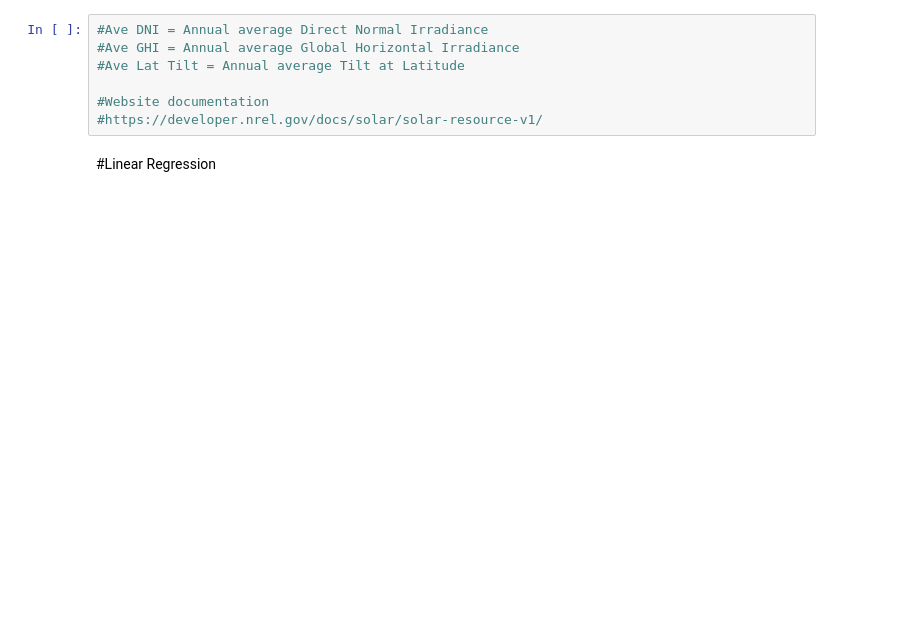
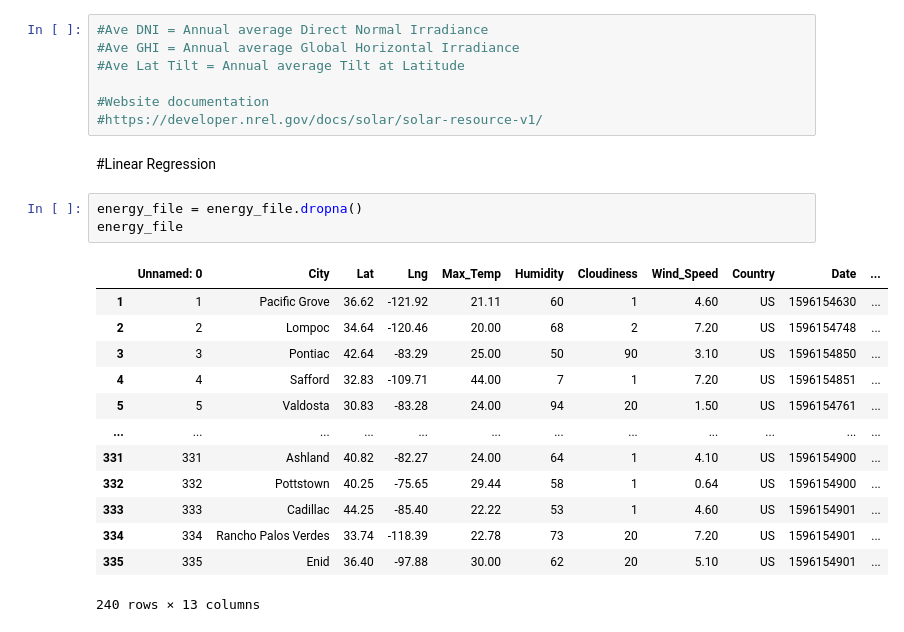
Before and after one commit to dborowski16/renewable-energy-analysis, a Jupyter notebook: brooke_charts.ipynb, the cells around one changed output. Cells and saved outputs as stored; diff of their text form; blank space fills up the shorter version.

```diff
--- a/brooke_charts.ipynb
+++ b/brooke_charts.ipynb
@@ -67,6 +67,23 @@ fig
 #https://developer.nrel.gov/docs/solar/solar-resource-v1/
 # %% [markdown]
 #Linear Regression
+# %%
+energy_file = energy_file.dropna()
+energy_file
+# %% [output]
+|  | Unnamed: 0 | City | Lat | Lng | Max_Temp | Humidity | Cloudiness | Wind_Speed | Country | Date | ... |
+| 1 | 1 | Pacific Grove | 36.62 | -121.92 | 21.11 | 60 | 1 | 4.60 | US | 1596154630 | ... |
+| 2 | 2 | Lompoc | 34.64 | -120.46 | 20.00 | 68 | 2 | 7.20 | US | 1596154748 | ... |
+| 3 | 3 | Pontiac | 42.64 | -83.29 | 25.00 | 50 | 90 | 3.10 | US | 1596154850 | ... |
+| 4 | 4 | Safford | 32.83 | -109.71 | 44.00 | 7 | 1 | 7.20 | US | 1596154851 | ... |
+| 5 | 5 | Valdosta | 30.83 | -83.28 | 24.00 | 94 | 20 | 1.50 | US | 1596154761 | ... |
+| ... | ... | ... | ... | ... | ... | ... | ... | ... | ... | ... | ... |
+| 331 | 331 | Ashland | 40.82 | -82.27 | 24.00 | 64 | 1 | 4.10 | US | 1596154900 | ... |
+| 332 | 332 | Pottstown | 40.25 | -75.65 | 29.44 | 58 | 1 | 0.64 | US | 1596154900 | ... |
+| 333 | 333 | Cadillac | 44.25 | -85.40 | 22.22 | 53 | 1 | 4.60 | US | 1596154901 | ... |
+| 334 | 334 | Rancho Palos Verdes | 33.74 | -118.39 | 22.78 | 73 | 20 | 7.20 | US | 1596154901 | ... |
+| 335 | 335 | Enid | 36.40 | -97.88 | 30.00 | 62 | 20 | 5.10 | US | 1596154901 | ... |
+240 rows × 13 columns
 # %%
 # OPTIONAL: Create a function to create Linear Regression plots
 plot_data = energy_file[['Max_Temp', 'Humidity', 'Cloudiness', 'Wind_Speed', 'Ave DNI', 'Ave GHI', 'Ave Lat Tilt']]
```
Also changed, not shown: parts of 5 cells of this notebook.
